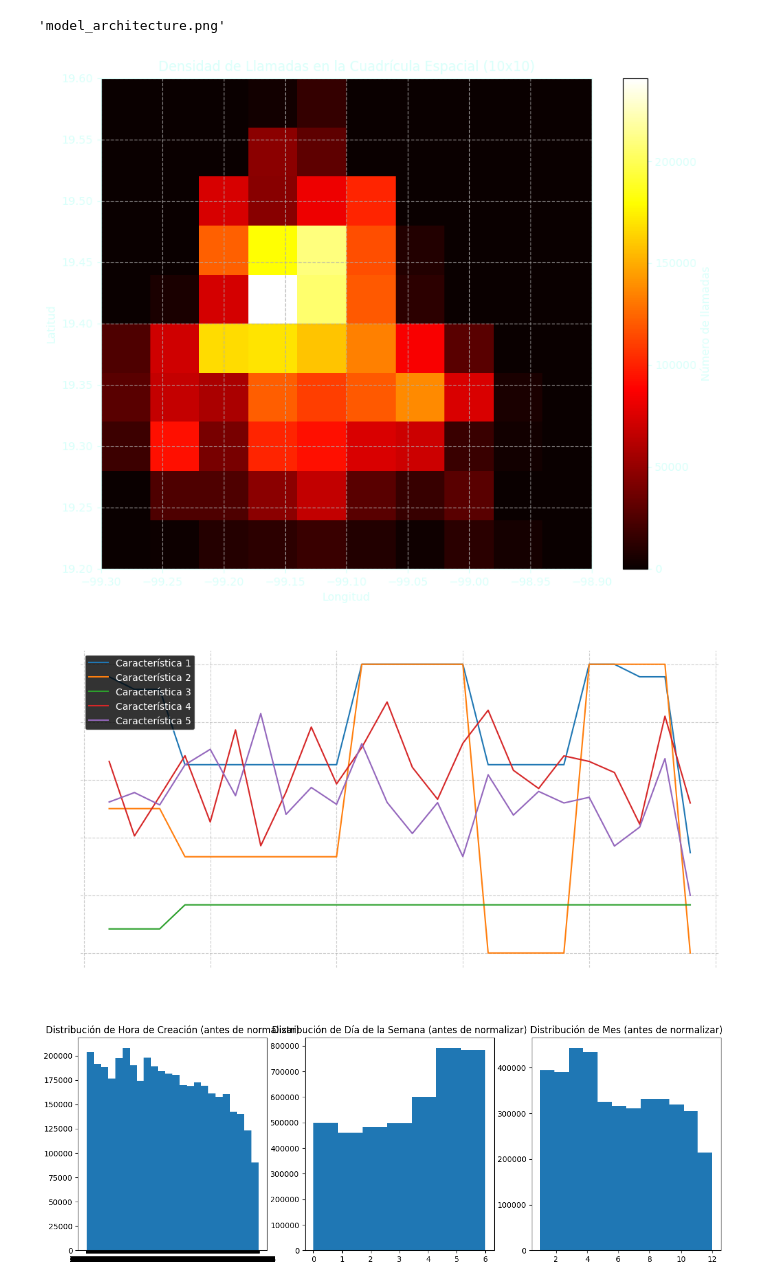
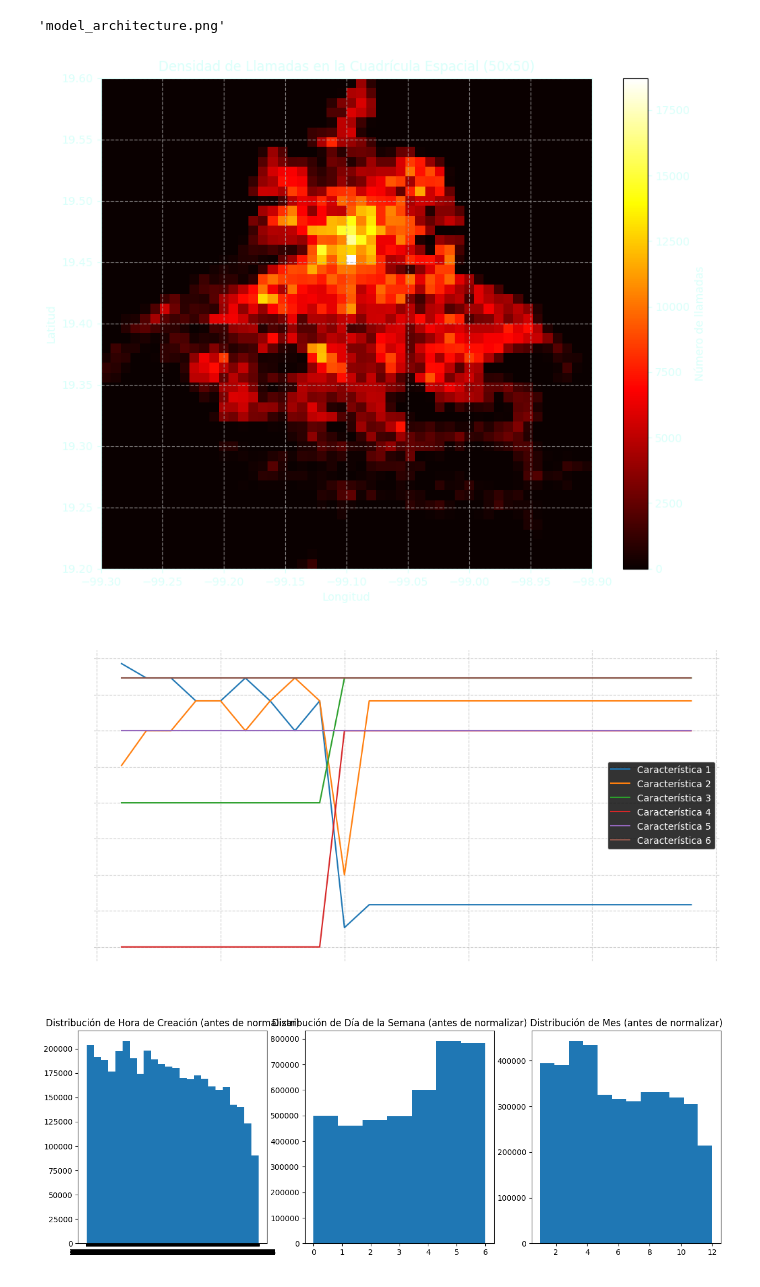
Before and after one commit to A01662203/DL_911CDMX, a Jupyter notebook: ModeloLlamadas911.ipynb, the cells around one changed output. Saved outputs shown, nothing was run; the diff lists cells and outputs as text; code cells hidden in the pictures.

```diff
--- a/ModeloLlamadas911.ipynb
+++ b/ModeloLlamadas911.ipynb
@@ -335,0 +269,20 @@ Epoch 10/10
+# %%
+# ---- 3. Procesar Etiquetas (codigo_cierre) ----
+
+# Procesar etiquetas multiclase (A, I, N, D, F)
+categoria_etiqueta_map = {'A': 0, 'I': 1, 'N': 2, 'D': 3, 'F': 4}
+df_llamadas['codigo_cierre_idx'] = df_llamadas['codigo_cierre'].map(categoria_etiqueta_map).fillna(0).astype(int)
+
+# Asegurarnos de que todos los valores estén en el rango correcto (0 a 4)
+df_llamadas['codigo_cierre_idx'] = df_llamadas['codigo_cierre_idx'].clip(lower=0, upper=4)
+
+# Convertir las etiquetas en formato one-hot
+y = tf.keras.utils.to_categorical(df_llamadas['codigo_cierre_idx'].values[:len(X_lstm)], num_classes=5)
+
+# Definir X_cat como la columna de los índices de las categorías (ya en el rango correcto)
+X_cat = df_llamadas['codigo_cierre_idx'].values.reshape(-1, 1)
+
+# ---- 4. Ajustar Dimensiones ----
+
+# Ajustar tamaño de X_cnn para que coincida con X_lstm
+X_cnn = X_cnn[:len(X_lstm)]
@@ -387,43 +505,66 @@ dot.render('model_architecture', view=True)
 # %% [output]
 'model_architecture.png'
 # %%
+# Suponiendo que 'df_llamadas' tiene columnas 'latitud' y 'longitud'
+lat_min, lat_max = df_llamadas['latitud'].min(), df_llamadas['latitud'].max()
+lon_min, lon_max = df_llamadas['longitud'].min(), df_llamadas['longitud'].max()
+
+# Definir el número de celdas en la cuadrícula
+grid_size = 50
+
+# Crear una matriz para contar la densidad de llamadas
+density_matrix = np.zeros((grid_size, grid_size))
+
+# Calcular los índices de las celdas para cada llamada
+lat_bins = np.linspace(lat_min, lat_max, grid_size + 1)
+lon_bins = np.linspace(lon_min, lon_max, grid_size + 1)
+
+# Asignar cada llamada a una celda de la cuadrícula
+lat_indices = np.digitize(df_llamadas['latitud'], bins=lat_bins) - 1
+lon_indices = np.digitize(df_llamadas['longitud'], bins=lon_bins) - 1
+
+# Contar la cantidad de llamadas en cada celda
+for lat_idx, lon_idx in zip(lat_indices, lon_indices):
+    if 0 <= lat_idx < grid_size and 0 <= lon_idx < grid_size:
+        density_matrix[lat_idx, lon_idx] += 1
+
 # Graficar la densidad de llamadas en la cuadrícula
 plt.figure(figsize=(10, 8))
 im = plt.imshow(density_matrix, cmap='hot', extent=[-99.3, -98.9, 19.2, 19.6], origin='lower')
 
 # Ajustar color del texto, fondo, y cambiar la escala de colores
-plt.title('Densidad de Llamadas en la Cuadrícula Espacial (10x10)', color='#DAFFFB')
+plt.title('Densidad de Llamadas en la Cuadrícula Espacial (50x50)', color='#DAFFFB')
 plt.xlabel('Longitud', color='#DAFFFB')
 plt.ylabel('Latitud', color='#DAFFFB')
 
 # Cambiar el color de los ejes a #DAFFFB
 plt.gca().spines['top'].set_color('#DAFFFB')
 plt.gca().spines['bottom'].set_color('#DAFFFB')
 plt.gca().spines['left'].set_color('#DAFFFB')
 plt.gca().spines['right'].set_color('#DAFFFB')
 
 # Cambiar el color de los ticks a #DAFFFB
 plt.gca().tick_params(axis='x', colors='#DAFFFB')
 plt.gca().tick_params(axis='y', colors='#DAFFFB')
 
 # Añadir la barra de color y cambiar el color del texto
 cbar = plt.colorbar(im)
 cbar.set_label('Número de llamadas', color='#DAFFFB')
 cbar.ax.yaxis.set_tick_params(color='#DAFFFB')  # Cambiar el color de los ticks en la barra de color
 plt.setp(plt.getp(cbar.ax.axes, 'yticklabels'), color='#DAFFFB')  # Cambiar el color de las etiquetas de los ticks
 
 plt.grid(True, linestyle='--', alpha=0.7)
 
 # Guardar como PNG con fondo transparente
 plt.savefig('densidad_llamadas.png', transparent=True)
 plt.show()
 # %% [output]
-[figure, old version]
+[figure, new version]
 # %%
 import matplotlib.pyplot as plt
 
 # Secuencia de ejemplo
-indice_ejemplo = 10
+indice_ejemplo = 78
 secuencia_ejemplo = X_lstm[indice_ejemplo]
 
 # Crear una figura para visualizar la secuencia temporal
@@ -450,7 +591,7 @@ plt.savefig('secuencia_temporal_lstm.png', transparent=True)
 
 plt.show()
 # %% [output]
-[figure, old version]
+[figure, new version]
 # %%
 # import matplotlib.pyplot as plt
 
```
Also changed, not shown: parts of 15 cells of this notebook, 8 other files.
